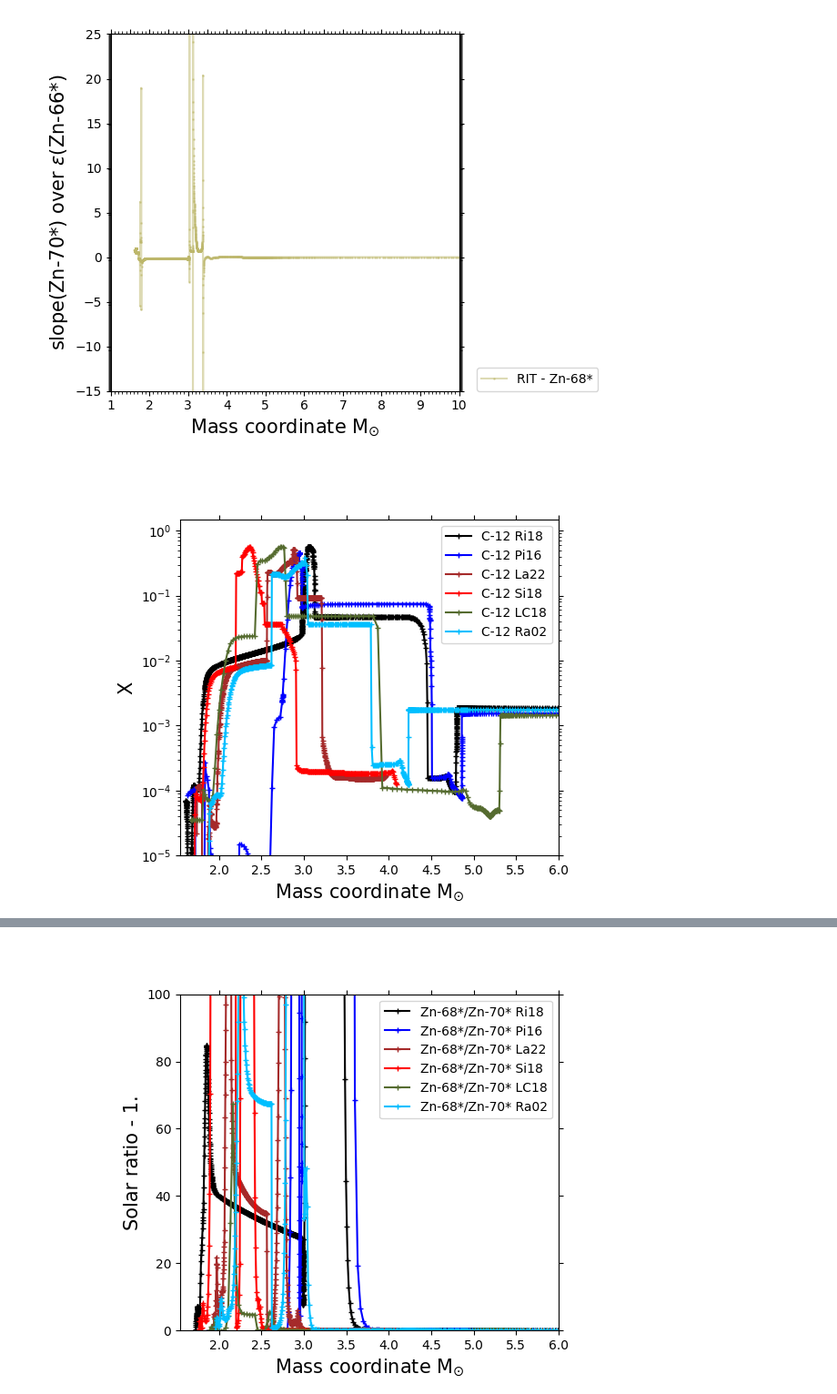
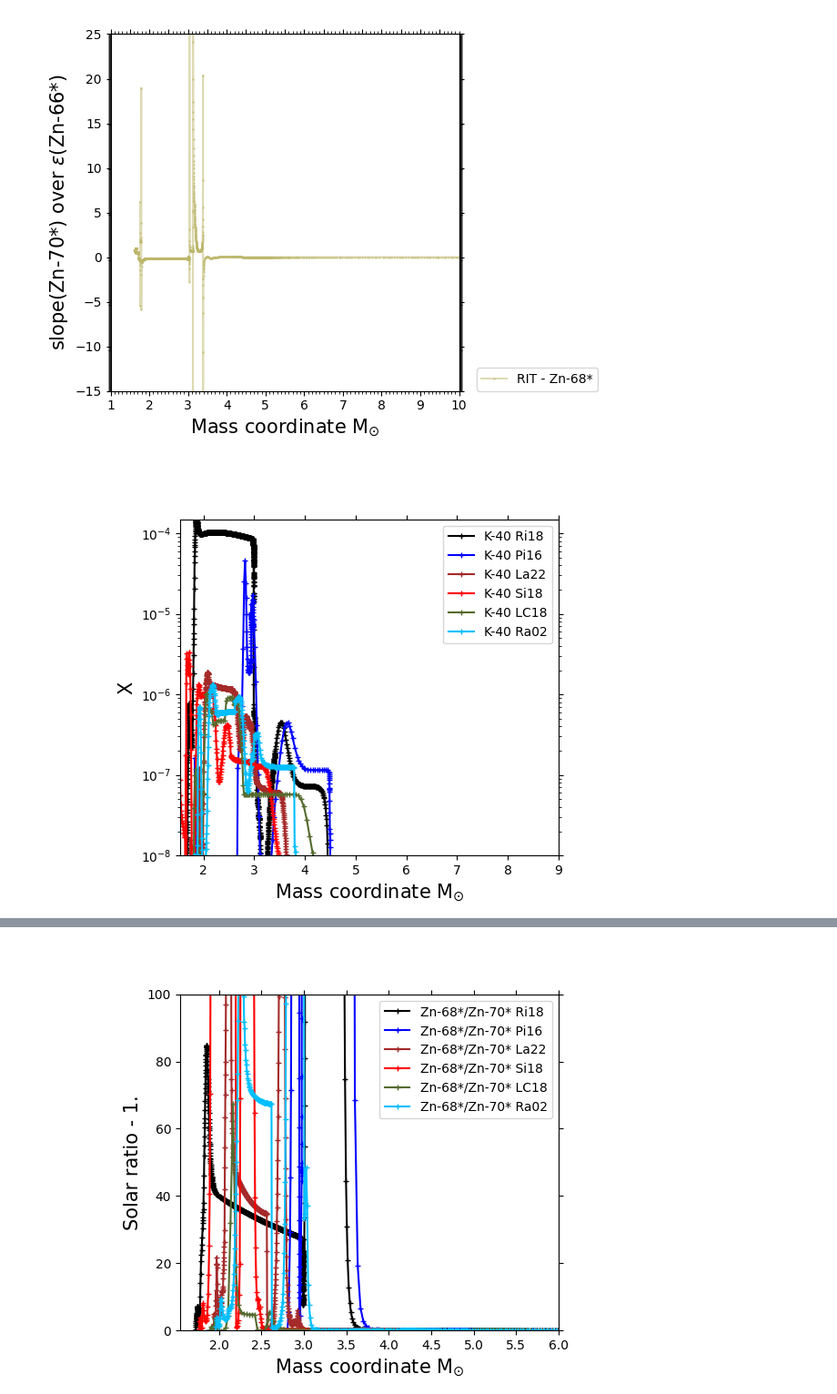
Before and after one commit to NuGrid/chetec-infra_WP9, a Jupyter notebook: simple_plot_v11.ipynb, the cells around one changed output, grey strips where cells are left out. Shown at 91% size. Saved outputs shown, nothing was run; the diff lists cells and outputs as text; code cells hidden in the pictures.

```diff
--- a/simple_plot_v11.ipynb
+++ b/simple_plot_v11.ipynb
@@ -101,17 +53,0 @@ if check_data_file == False:
-# %%
-if check_data_file == False:
-    # Loading Lawson+22 - 1 peformance upgrade
-    dir_law = data_dir+'LAW22/'
-    models_list = ['M15s_run15f1_216M1.3bgl_mp.txt','M20s_run20f1_300M1.56jl_mp.txt','M25s_run25f1_280M1.83rrl_mp.txt']
-    num_species = 5209
-
-    start_time = t.time()
-    numpart_all = []; massinc_all = []
-    anum_all = []; znum_all = []; x_all = []
-    iso_name_all = []; num_of_part_all = []
-    for i in models_list:
-        mass, numpart, number_of_parts, a, z, x, iso = load_lawson22(dir_law+i,num_species)
-        massinc_all.append(mass); num_of_part_all.append(number_of_parts); numpart_all.append(numpart)
-        anum_all.append(a); znum_all.append(z); x_all.append(x); iso_name_all.append(iso)
-
-    print_time("done with Lawson",start_time)
@@ -521,5 +217,5 @@ if check_data_file == False:
 # %%
-# and read now....
+# and read from the file generated by the load function
 
 data_pot = open('selected_abundances_data.txt','r')
 
@@ -533,19 +229,19 @@ data_pot.close()
 iso_list = ast.literal_eval(data[0])
 e_label  = ast.literal_eval(data[1])
 # rau02
-rau_mass_1 = np.array(ast.literal_eval(data[2])); rau_y = np.array(ast.literal_eval(data[3]))
+rau02_mass = np.array(ast.literal_eval(data[2])); rau02_abund = np.array(ast.literal_eval(data[3]))
 # rit18
-mass = np.array(ast.literal_eval(data[4])); e_abund = np.array(ast.literal_eval(data[5]))
+mass = np.array(ast.literal_eval(data[4])); r18_abund = np.array(ast.literal_eval(data[5]))
 t9_cyc = np.array(ast.literal_eval(data[6]))
 # pgn16
 p16_mass = np.array(ast.literal_eval(data[7])); p16_abund = np.array(ast.literal_eval(data[8]))
 p16_t9_cyc = np.array(ast.literal_eval(data[9]))
 # law22
-mass_inc = np.array(ast.literal_eval(data[10])); y = np.array(ast.literal_eval(data[11]))
+la22_mass = np.array(ast.literal_eval(data[10])); la22_abund = np.array(ast.literal_eval(data[11]))
 # sie18
 mass_sie = np.array(ast.literal_eval(data[12])); sie_abund = np.array(ast.literal_eval(data[13]))
 # LC18
-lc18_mass_1 = np.array(ast.literal_eval(data[14])); lc18_y = np.array(ast.literal_eval(data[15]))
+lc18_mass = np.array(ast.literal_eval(data[14])); lc18_abund = np.array(ast.literal_eval(data[15]))
 # Bat20
 agb_abund = np.array(ast.literal_eval(data[16]))
 # %%
@@ -713,22 +361,22 @@ r18_ind_tmp = np.where(t9_cyc > 1.1e-9)[0][0]
 p16_ind_tmp = np.where(p16_t9_cyc < 1.1e-10)[0][0]
 
 label_models = ['Ri18', 'Pi16', 'La22', 'Si18', 'LC18', 'Ra02']
-model_inputs=[(label_models[0], mass[r18_ind_tmp:], tuple(a[r18_ind_tmp:] for a in e_abund), tuple(a[r18_ind_tmp:] for a in rit_slope), \
+model_inputs=[(label_models[0], mass[r18_ind_tmp:], tuple(a[r18_ind_tmp:] for a in r18_abund), tuple(a[r18_ind_tmp:] for a in rit_slope), \
                #tuple(a[r18_ind_tmp:] for a in rit_mind_slope),
                tuple(a[r18_ind_tmp:] for a in rit_deltapmil)),
               (label_models[1], p16_mass[p16_ind_tmp:], tuple(a[p16_ind_tmp:] for a in p16_abund), tuple(a[p16_ind_tmp:] for a in p16_slope), \
               #tuple(a[p16_ind_tmp:] for a in p16_mind_slope),
                tuple(a[p16_ind_tmp:] for a in p16_deltapmil)),
-              (label_models[2], mass_inc, y, law_slope, \
+              (label_models[2], la22_mass, la22_abund, law_slope, \
                #law_mind_slope,
                law_deltapmil),
               (label_models[3],  mass_sie[:], sie_abund, sie_slope, \
                #sie_mind_slope,
                sie_deltapmil),
-              (label_models[4], lc18_mass_1, lc18_y, lc18_slope, \
+              (label_models[4], lc18_mass, lc18_abund, lc18_slope, \
                #lc18_mind_slope,
                lc18_deltapmil),
-              (label_models[5], rau_mass_1, rau_y, rau_slope, \
+              (label_models[5], rau02_mass, rau02_abund, rau_slope, \
                #rau_mind_slope,
                rau_deltapmil)]
 
@@ -960,27 +616,27 @@ plt.show()
 # %%
 # abundance plot for selected isotopes; all together
 ifig=24
 plt.figure(ifig).clear(); plt.figure(ifig)
 
-iso_selected = 'C-12'
+iso_selected = 'K-40'
 ind_ = abu_isotopes.index(iso_selected)
 
 for i in range(len(all_models)):
     plt.semilogy(all_models[label_models[i]][reqmass]['masscoord'],all_models[label_models[i]][reqmass]['abu'][iso_selected],color=col[i],marker=llin,markersize=4,ls='-',\
                  label=iso_selected + ' '+label_models[i])
 
 plt.legend(loc='upper right')
 masscut = min(min(all_models[label_models[i]][reqmass]['masscoord']) for i in range(len(all_models)))
-plt.xlim(masscut,6); plt.ylim(1e-5,1.5)
+plt.xlim(masscut,9); plt.ylim(1e-8,1.5e-4)
 plt.xlabel(xlabel1,fontsize=15); plt.ylabel(ylabel1,fontsize=15)
 plt.tick_params(left=True,right=True,top=True,labelleft=True,which='both') #,labelright=True)
 
 plt.gcf().subplots_adjust(left=0.25)
 
-plt.savefig('test'+iso_selected+'.pdf')
+plt.savefig('test'+str(reqmass)+'_'+iso_selected+'.pdf')
 plt.show()
 # %% [output]
-[figure, old version]
+[figure, new version]
 # %%
 #print(slope_isotopes)
 # %%
```
Also changed, not shown: parts of 30 cells of this notebook, 1 other file.
